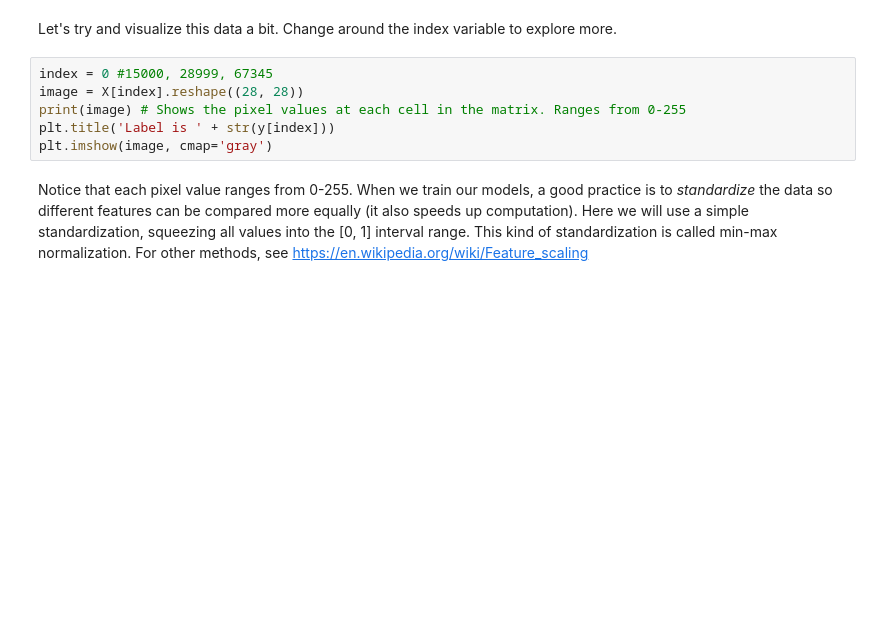
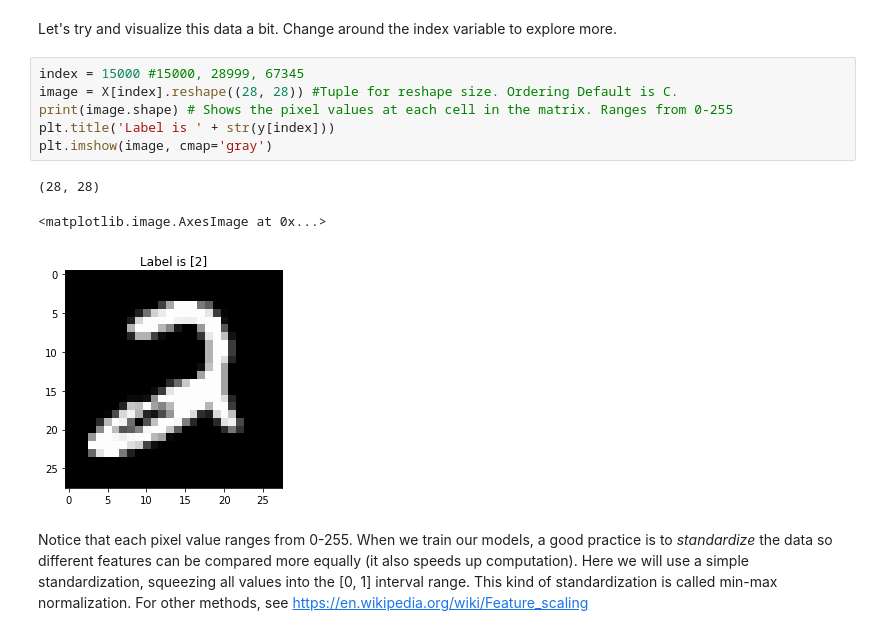
Before and after one commit to McGillAISociety/mais-bootcamp-w2019, a Jupyter notebook: Assignment1/Assignment 1.ipynb, the cells around one changed output. Cells and saved outputs as stored; diff of their text form; blank space fills up the shorter version.

```diff
--- a/Assignment1/Assignment 1.ipynb
+++ b/Assignment1/Assignment 1.ipynb
@@ -46,11 +58,15 @@ The X matrix here contains all the digit pictures. The data is (n_samples x n_fe
 # %% [markdown]
 Let's try and visualize this data a bit. Change around the index variable to explore more.
 # %%
-index = 0 #15000, 28999, 67345
-image = X[index].reshape((28, 28))
-print(image) # Shows the pixel values at each cell in the matrix. Ranges from 0-255
+index = 15000 #15000, 28999, 67345
+image = X[index].reshape((28, 28)) #Tuple for reshape size. Ordering Default is C.
+print(image.shape) # Shows the pixel values at each cell in the matrix. Ranges from 0-255
 plt.title('Label is ' + str(y[index]))
 plt.imshow(image, cmap='gray')
+# %% [output]
+(28, 28)
+<matplotlib.image.AxesImage at 0x...>
+[figure, added]
 # %% [markdown]
 Notice that each pixel value ranges from 0-255. When we train our models, a good practice is to *standardize* the data so different features can be compared more equally (it also speeds up computation). Here we will use a simple standardization, squeezing all values into the [0, 1] interval range. This kind of standardization is called min-max normalization. For other methods, see https://en.wikipedia.org/wiki/Feature_scaling
 # %%
```
Also changed, not shown: parts of 21 cells of this notebook.
